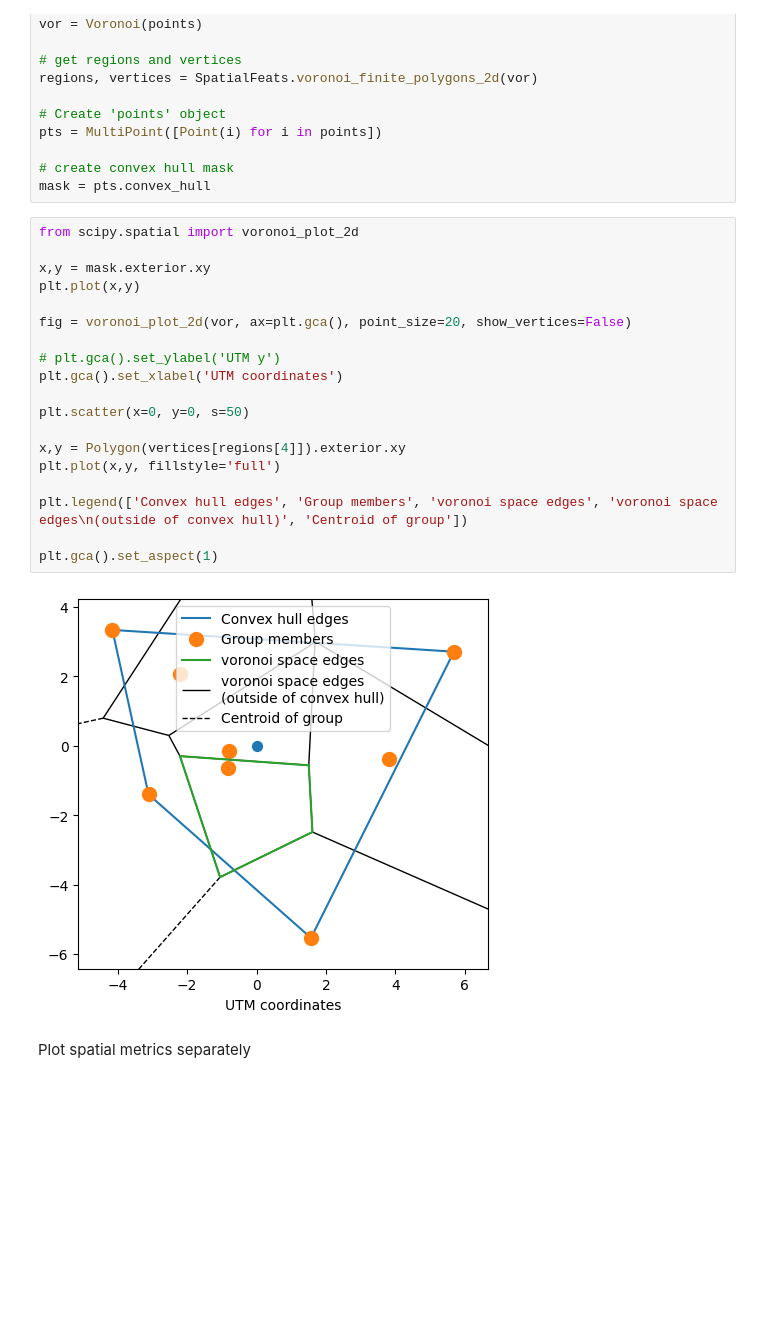
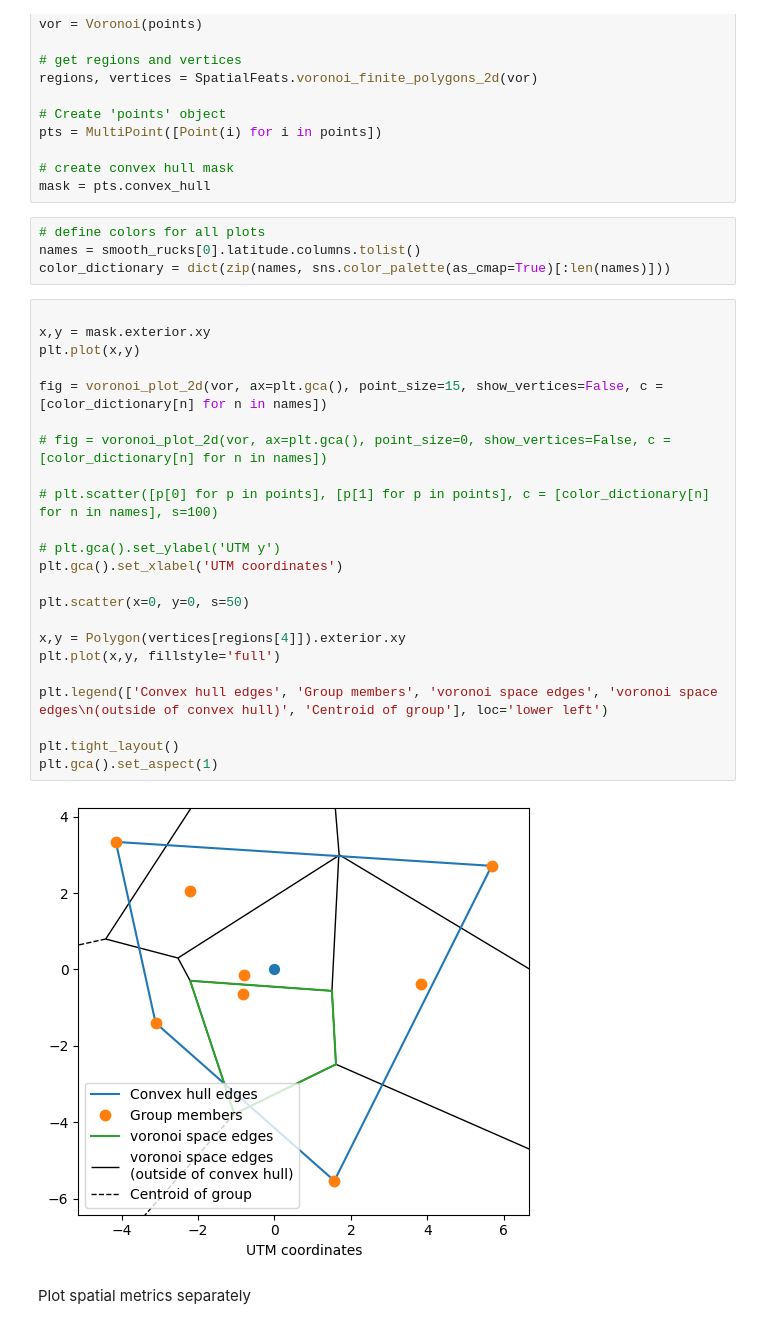
Before and after one commit to Tufts-University/FLOCK, a Jupyter notebook: Tutorials/Spatial-Metrics.ipynb, the cells around one changed output. Drawn from its saved outputs; the diff is of its cells as text; blank space fills up the shorter version.

```diff
--- a/Tutorials/Spatial-Metrics.ipynb
+++ b/Tutorials/Spatial-Metrics.ipynb
@@ -74,26 +75,34 @@ pts = MultiPoint([Point(i) for i in points])
 
 # create convex hull mask
 mask = pts.convex_hull
+# %%
+# define colors for all plots
+names = smooth_rucks[0].latitude.columns.tolist()
+color_dictionary = dict(zip(names, sns.color_palette(as_cmap=True)[:len(names)]))
 # %%
-from scipy.spatial import voronoi_plot_2d
 
 x,y = mask.exterior.xy
 plt.plot(x,y)
 
-fig = voronoi_plot_2d(vor, ax=plt.gca(), point_size=20, show_vertices=False)
+fig = voronoi_plot_2d(vor, ax=plt.gca(), point_size=15, show_vertices=False, c = [color_dictionary[n] for n in names])
+
+# fig = voronoi_plot_2d(vor, ax=plt.gca(), point_size=0, show_vertices=False, c = [color_dictionary[n] for n in names])
+
+# plt.scatter([p[0] for p in points], [p[1] for p in points], c = [color_dictionary[n] for n in names], s=100)
 
 # plt.gca().set_ylabel('UTM y')
 plt.gca().set_xlabel('UTM coordinates')
 
 plt.scatter(x=0, y=0, s=50)
 
 x,y = Polygon(vertices[regions[4]]).exterior.xy
 plt.plot(x,y, fillstyle='full')
 
-plt.legend(['Convex hull edges', 'Group members', 'voronoi space edges', 'voronoi space edges\n(outside of convex hull)', 'Centroid of group'])
+plt.legend(['Convex hull edges', 'Group members', 'voronoi space edges', 'voronoi space edges\n(outside of convex hull)', 'Centroid of group'], loc='lower left')
 
+plt.tight_layout()
 plt.gca().set_aspect(1)
 # %% [output]
-[figure, old version]
+[figure, new version]
 # %% [markdown]
 Plot spatial metrics separately
```
Also changed, not shown: parts of 3 cells of this notebook, 1 other file.
